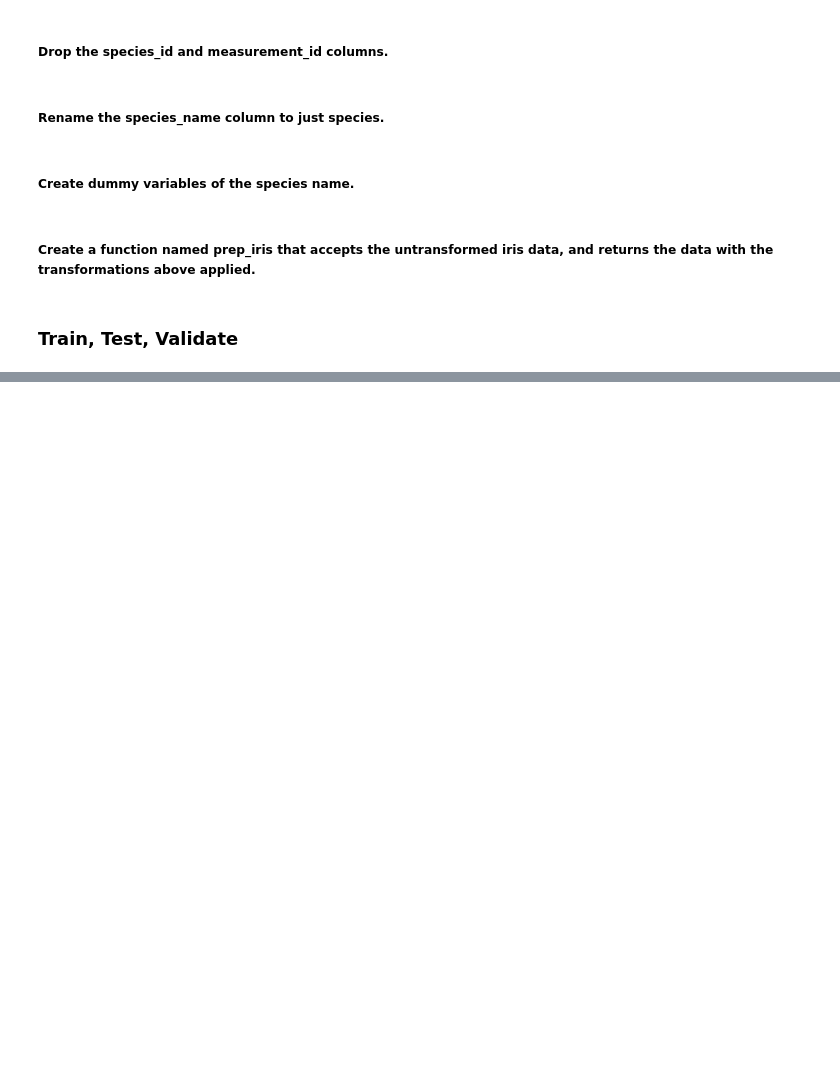
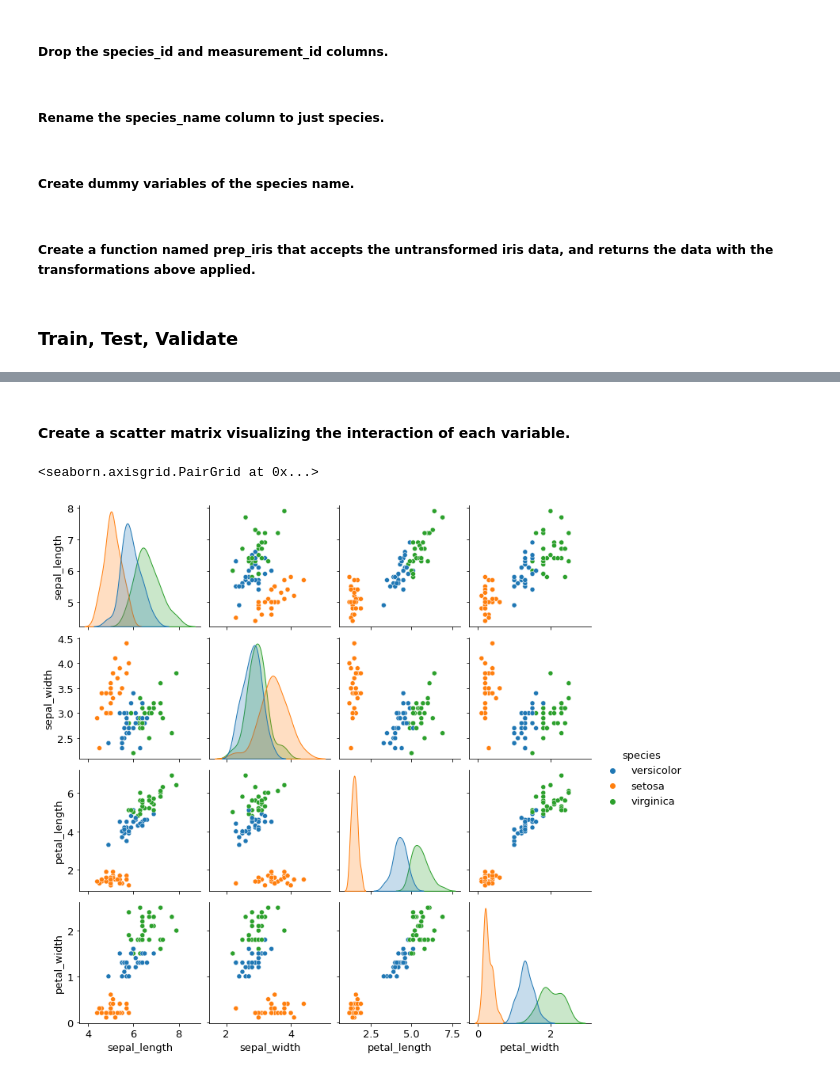
Before and after one commit to DBerchelmann/classification-exercises, a Jupyter notebook: classification_exercises.ipynb, the cells around one changed output, grey strips where cells are left out. Drawn from its saved outputs; the diff is of its cells as text; code cells hidden in the pictures; blank space fills up the shorter version.

```diff
--- a/classification_exercises.ipynb
+++ b/classification_exercises.ipynb
@@ -305,0 +451,7 @@ def prep_iris_data():
+# %% [markdown]
+#### Create a scatter matrix visualizing the interaction of each variable.
+# %%
+sns.pairplot(train, hue='species')
+# %% [output]
+<seaborn.axisgrid.PairGrid at 0x...>
+[figure, added]
```
Also changed, not shown: parts of 27 cells of this notebook.
